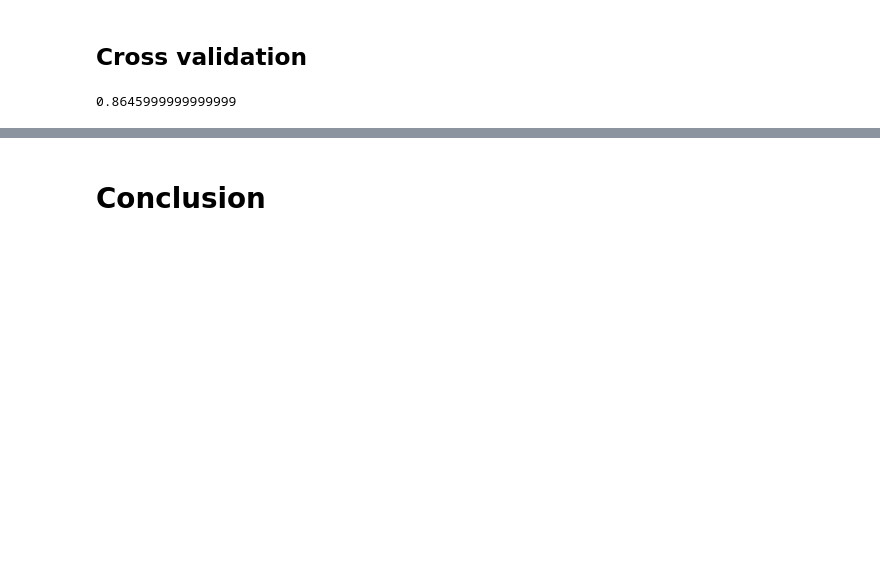
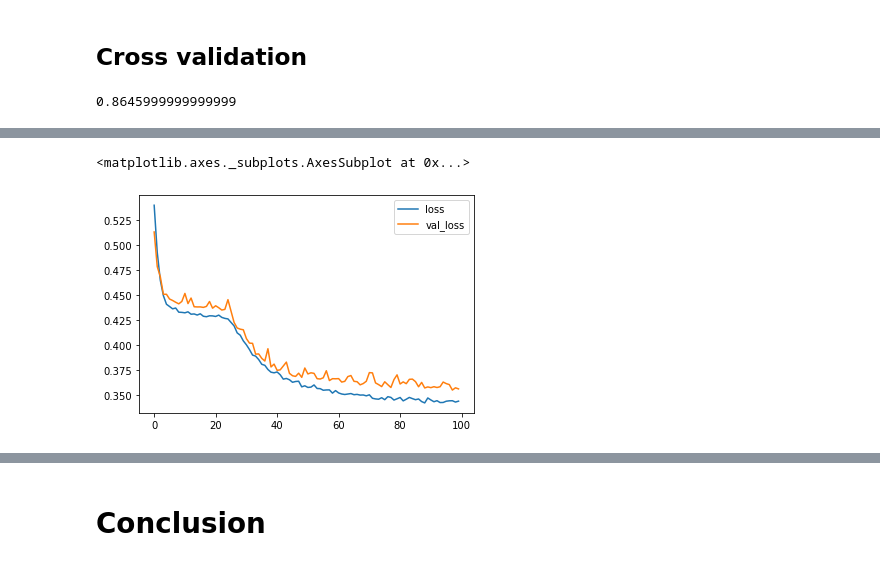
Before and after one commit to singsang2/kaggle-churn-prediction, a Jupyter notebook: Predicting Churn Bank Customers.ipynb, the cells around one changed output, grey strips where cells are left out. Drawn from its saved outputs; the diff is of its cells as text; code cells hidden in the pictures; blank space fills up the shorter version.

```diff
--- a/Predicting Churn Bank Customers.ipynb
+++ b/Predicting Churn Bank Customers.ipynb
@@ -259,0 +271,11 @@ np.mean(score)
+# %%
+from sklearn.preprocessing import MinMaxScaler
+scaler = MinMaxScaler()
+# %%
+# Applies min-max scales
+X_train.loc[:, ['CreditScore', 'Balance', 'EstimatedSalary']] = scaler.fit_transform(X_train[['CreditScore', 'Balance', 'EstimatedSalary']])
+X_test.loc[:, ['CreditScore', 'Balance', 'EstimatedSalary']] = scaler.transform(X_test[['CreditScore', 'Balance', 'EstimatedSalary']])
+
+# gets deummy variables for 'geo' and 'gender' info
+X_train = pd.get_dummies(X_train, drop_first=True)
+X_test = pd.get_dummies(X_test, drop_first=True)
@@ -259,0 +305,12 @@ np.mean(score)
+# %%
+model = Sequential()
+
+model.add(Dense(11, activation='relu'))
+model.add(Dense(11, activation='relu'))
+model.add(Dense(11, activation='relu'))
+
+model.add(Dense(1, activation='sigmoid'))
+
+model.compile(optimizer='adam', loss='binary_crossentropy')
+# %%
+model.fit(X_train.values, y_train.values, epochs=100, validation_data=(X_test.values, y_test.values))
@@ -259,0 +336,5 @@ np.mean(score)
+# %%
+pd.DataFrame(model.history.history).plot()
+# %% [output]
+<matplotlib.axes._subplots.AxesSubplot at 0x...>
+[figure, added]
```
Also changed, not shown: parts of 22 cells of this notebook.
